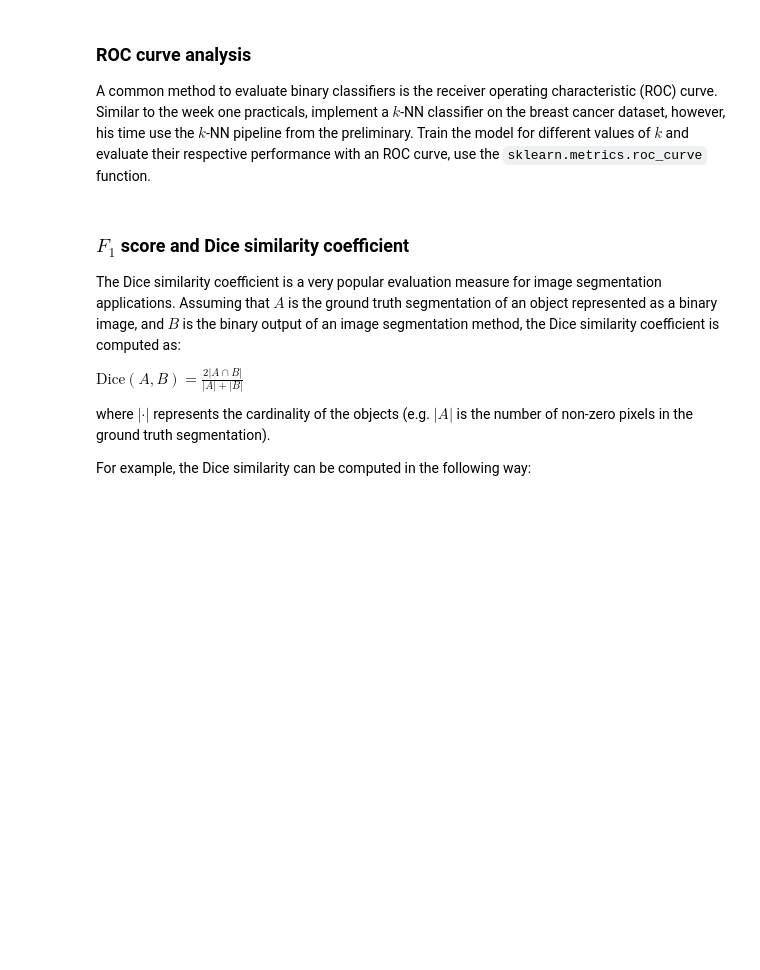
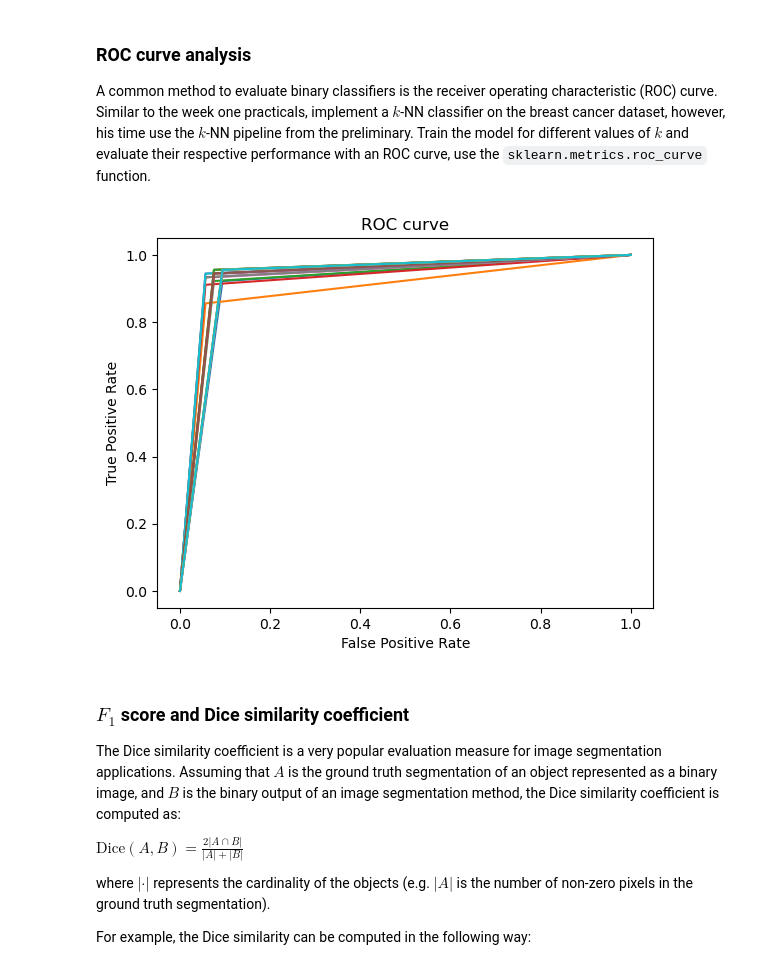
Before and after one commit to LucianoDeben/8dm50-machine-learning, a Jupyter notebook: practicals/week_2.ipynb, the cells around one changed output. Saved outputs shown, nothing was run; the diff lists cells and outputs as text; code cells hidden in the pictures; blank space fills up the shorter version.

Commit message:
ROC curve week 2 practical (not working as intended I believe

```diff
--- a/practicals/week_2.ipynb
+++ b/practicals/week_2.ipynb
@@ -345,6 +354,37 @@ Polynomial Order 5: Validation MSE = 191529.74
 # %% [markdown]
 ### ROC curve analysis
 A common method to evaluate binary classifiers is the receiver operating characteristic (ROC) curve. Similar to the week one practicals, implement a $k$-NN classifier on the breast cancer dataset, however, his time use the $k$-NN pipeline from the preliminary. Train the model for different values of $k$ and evaluate their respective performance with an ROC curve, use the `sklearn.metrics.roc_curve` function.
+# %%
+from sklearn.metrics import roc_curve
+from sklearn.neighbors import KNeighborsClassifier
+
+X = breast_cancer.data
+y = breast_cancer.target
+
+X_train, X_test, y_train, y_test = train_test_split(X, y, stratify=y, random_state=40)
+
+# Evaluate the classifier for different values of k
+k_values = range(1, 21)
+fprs = []
+tprs = []
+
+for k in k_values:
+    # What do te
+    model = KNeighborsClassifier(k)
+    model.fit(X_train, y_train)
+    y_pred = model.predict(X_test)
+    fpr, tpr, _ = roc_curve(y_test, y_pred)
+    fprs.append(fpr)
+    tprs.append(tpr)
+for i, fpr in enumerate(fprs):
+    plt.plot(fpr, tprs[i])
+
+plt.title('ROC curve')
+plt.xlabel('False Positive Rate')
+plt.ylabel('True Positive Rate')
+plt.show()
+# %% [output]
+[figure, added]
 # %% [markdown]
 ### $F_1$ score and Dice similarity coefficient
 
```
Also changed, not shown: parts of 4 cells of this notebook.
